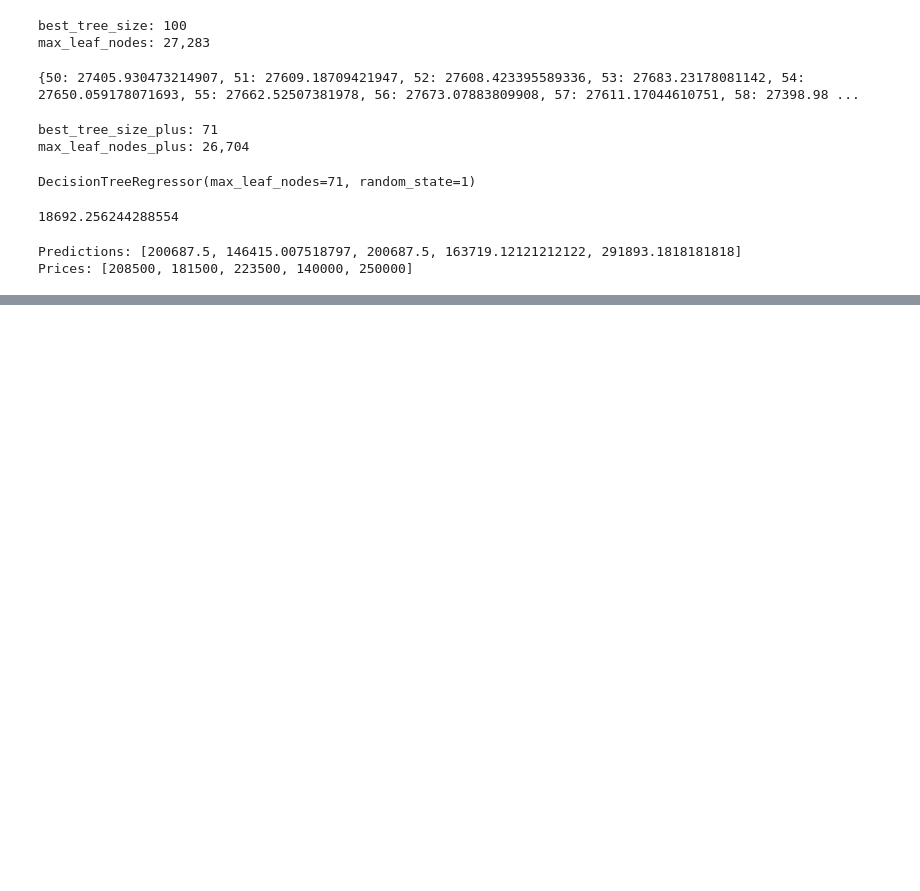
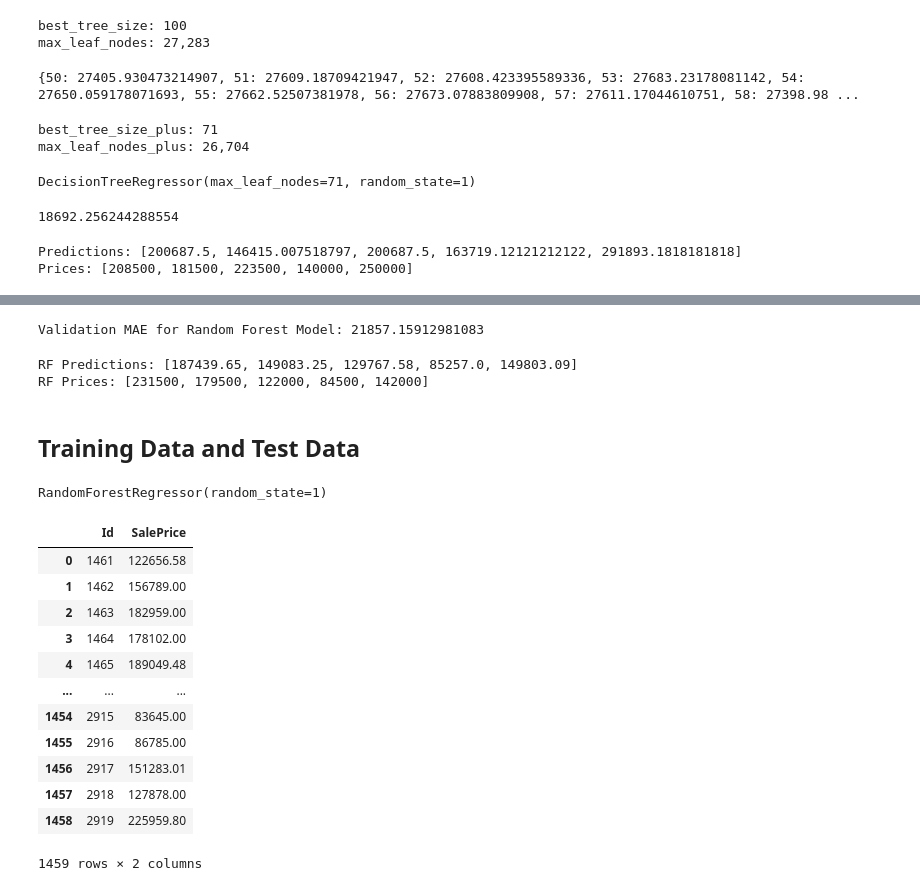
Before and after one commit to 8r34d/kaggle, a Jupyter notebook: machine_learning/intro-to-machine-learning-home-data.ipynb, the cells around one changed output, grey strips where cells are left out. Cells and saved outputs as stored; diff of their text form; code cells hidden in the pictures; blank space fills up the shorter version.

Commit message:
use training data and test data

```diff
--- a/machine_learning/intro-to-machine-learning-home-data.ipynb
+++ b/machine_learning/intro-to-machine-learning-home-data.ipynb
@@ -266,0 +271,59 @@ Prices: [208500, 181500, 223500, 140000, 250000]
+# %%
+from sklearn.ensemble import RandomForestRegressor
+
+rf_model = RandomForestRegressor(random_state=1)
+
+rf_model.fit(train_X, train_y)
+
+rf_predictions = rf_model.predict(val_X)
+
+rf_val_mae = mean_absolute_error(rf_predictions, val_y)
+
+print("Validation MAE for Random Forest Model: {}".format(rf_val_mae))
+# %% [output]
+Validation MAE for Random Forest Model: 21857.15912981083
+# %%
+print("RF Predictions:", rf_predictions[:5].tolist())
+print("RF Prices:", val_y.head().tolist())
+# %% [output]
+RF Predictions: [187439.65, 149083.25, 129767.58, 85257.0, 149803.09]
+RF Prices: [231500, 179500, 122000, 84500, 142000]
+# %% [markdown]
+## Training Data and Test Data
+# %%
+# To improve accuracy, create a new Random Forest model which you will train on all training data
+rf_model_on_full_data = RandomForestRegressor(random_state=1)
+
+# fit rf_model_on_full_data on all data from the training data
+rf_model_on_full_data.fit(X, y)
+# %% [output]
+RandomForestRegressor(random_state=1)
+# %%
+# read test data file you will use for predictions
+test_data = pd.read_csv('./data/home-data-test.csv')
+
+# create test_y which comes from the test_data
+# test_y = test_data['SalePrice']
+
+# create test_X which comes from test_data but includes only the columns you used for prediction
+test_X = test_data[feature_names]
+
+# make predictions
+test_predictions = rf_model_on_full_data.predict(test_X)
+# %%
+output = pd.DataFrame({'Id': test_data.Id, 'SalePrice': test_predictions})
+output
+# %% [output]
+|  | Id | SalePrice |
+| 0 | 1461 | 122656.58 |
+| 1 | 1462 | 156789.00 |
+| 2 | 1463 | 182959.00 |
+| 3 | 1464 | 178102.00 |
+| 4 | 1465 | 189049.48 |
+| ... | ... | ... |
+| 1454 | 2915 | 83645.00 |
+| 1455 | 2916 | 86785.00 |
+| 1456 | 2917 | 151283.01 |
+| 1457 | 2918 | 127878.00 |
+| 1458 | 2919 | 225959.80 |
+1459 rows × 2 columns
```
Also changed, not shown: parts of 2 cells of this notebook.
